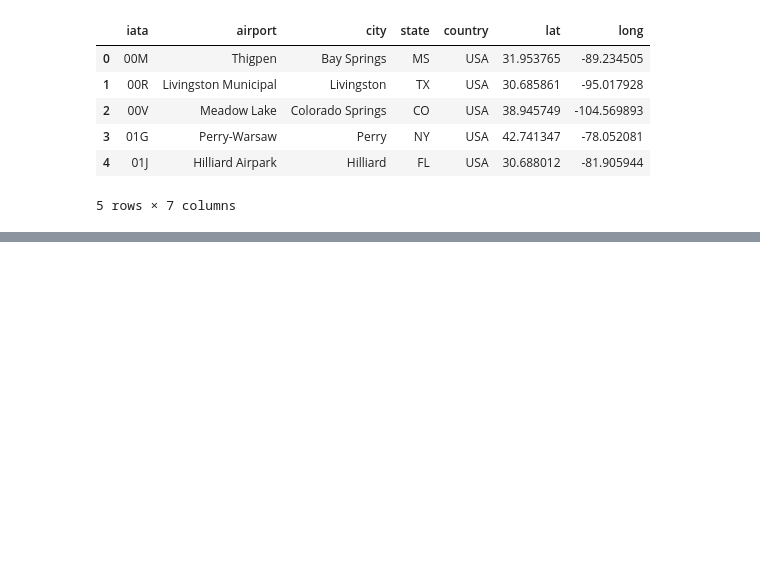
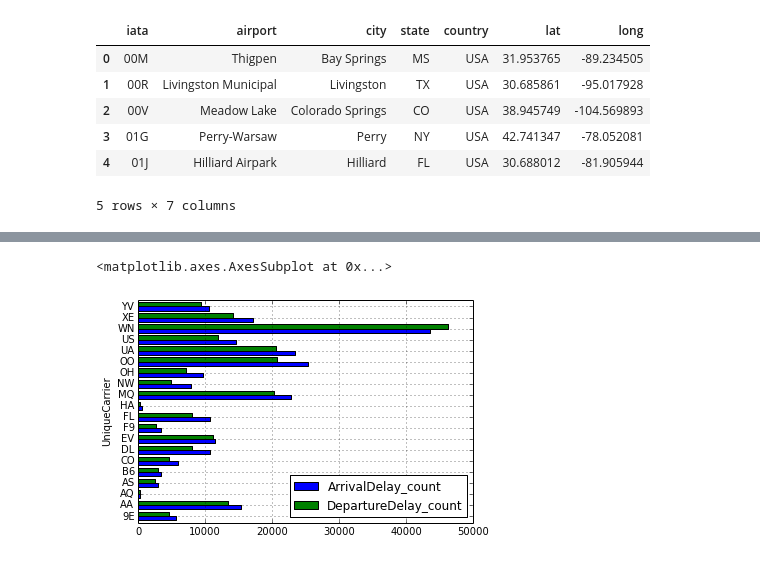
Before and after one commit to divyakkm/open-data-2014-airline, a Jupyter notebook: Basic Code.ipynb, the cells around one changed output, grey strips where cells are left out. Cells and saved outputs as stored; diff of their text form; code cells hidden in the pictures; blank space fills up the shorter version.

```diff
--- a/Basic Code.ipynb
+++ b/Basic Code.ipynb
@@ -168,0 +169,5 @@ dfMaster.head()
+# %%
+#Renaming the UniqueCarrier column as 'Code' in order to merge with Carrier dataframe and renaming the new columns as 'Dest_'
+dfMaster.rename(columns={'UniqueCarrier' : 'Code'}, inplace=True)
+dfMaster = pd.merge(dfMaster, dfCarrier, on='Code', how = 'inner')
+dfMaster.rename(columns={'Code' : 'UniqueCarrier', 'Description' : 'Carrier_Description'}, inplace='True')
@@ -168,0 +198,11 @@ dfMaster.head()
+# %%
+dfArrvDelay_count = dfMaster[dfMaster['ArrDelay'] > 15].groupby(by='UniqueCarrier')['ArrDelay'].count()
+dfDepDelay_count = dfMaster[dfMaster['DepDelay'] > 15].groupby(by='UniqueCarrier')['DepDelay'].count()
+dfCarrDelay_count = pd.concat((dfArrvDelay_count, dfDepDelay_count), axis = 1)
+dfCarrDelay_count.columns = ['ArrivalDelay_count', 'DepartureDelay_count']
+# %%
+dfCarrDelay_count.plot(kind='barh')
+#dfMaster.pivot(index='
+# %% [output]
+<matplotlib.axes.AxesSubplot at 0x...>
+[figure, added]
```
Also changed, not shown: parts of 8 cells of this notebook.
